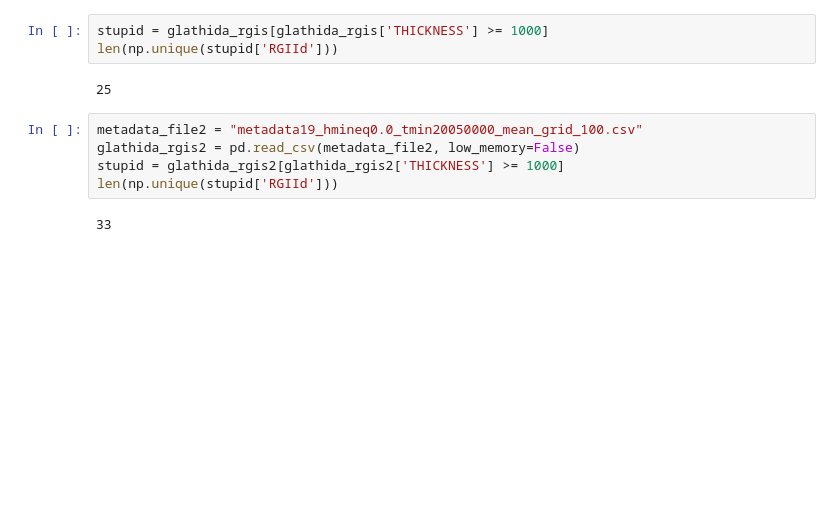
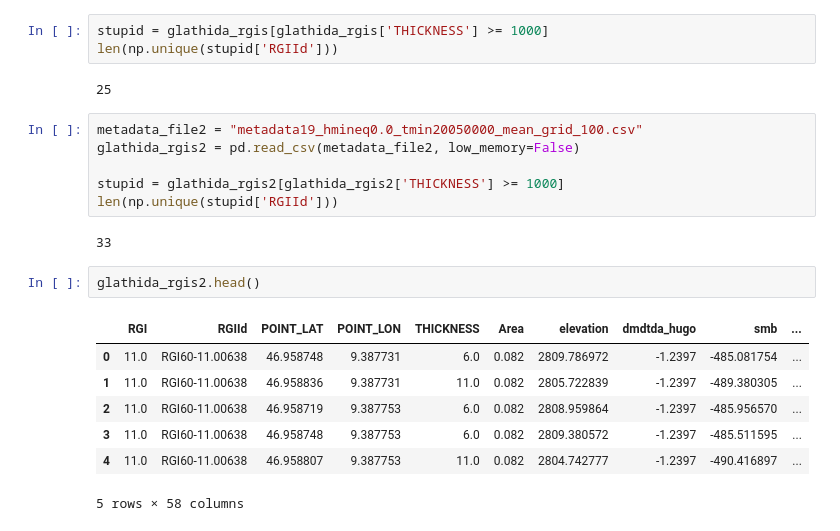
Before and after one commit to simsalabim20/Glacier_FinalProject, a Jupyter notebook: CNN_Classification.ipynb, the cells around one changed output. Cells and saved outputs as stored; diff of their text form; blank space fills up the shorter version.

```diff
--- a/CNN_Classification.ipynb
+++ b/CNN_Classification.ipynb
@@ -1715,7 +2046,18 @@ len(np.unique(stupid['RGIId']))
 # %%
 metadata_file2 = "metadata19_hmineq0.0_tmin20050000_mean_grid_100.csv"
 glathida_rgis2 = pd.read_csv(metadata_file2, low_memory=False)
+
 stupid = glathida_rgis2[glathida_rgis2['THICKNESS'] >= 1000]
 len(np.unique(stupid['RGIId']))
 # %% [output]
 33
+# %%
+glathida_rgis2.head()
+# %% [output]
+|  | RGI | RGIId | POINT_LAT | POINT_LON | THICKNESS | Area | elevation | dmdtda_hugo | smb | ... |
+| 0 | 11.0 | RGI60-11.00638 | 46.958748 | 9.387731 | 6.0 | 0.082 | 2809.786972 | -1.2397 | -485.081754 | ... |
+| 1 | 11.0 | RGI60-11.00638 | 46.958836 | 9.387731 | 11.0 | 0.082 | 2805.722839 | -1.2397 | -489.380305 | ... |
+| 2 | 11.0 | RGI60-11.00638 | 46.958719 | 9.387753 | 6.0 | 0.082 | 2808.959864 | -1.2397 | -485.956570 | ... |
+| 3 | 11.0 | RGI60-11.00638 | 46.958748 | 9.387753 | 6.0 | 0.082 | 2809.380572 | -1.2397 | -485.511595 | ... |
+| 4 | 11.0 | RGI60-11.00638 | 46.958807 | 9.387753 | 11.0 | 0.082 | 2804.742777 | -1.2397 | -490.416897 | ... |
+5 rows × 58 columns
```
Also changed, not shown: parts of 28 cells of this notebook.
